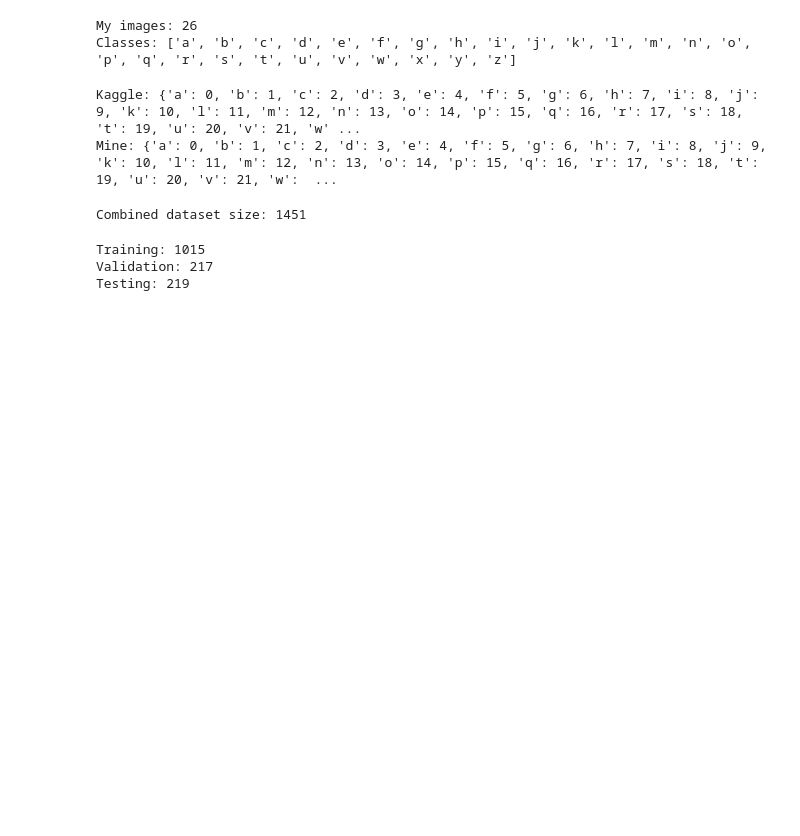
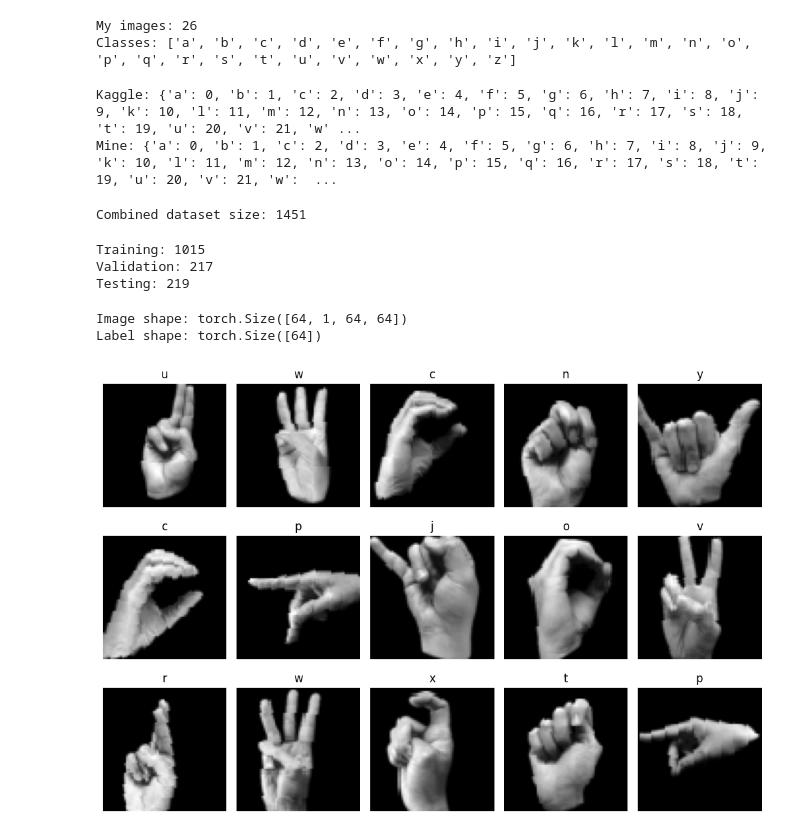
Before and after one commit to Yaa-Waadu/AI-Final-Project, a Jupyter notebook: ASL_Learning_Assistant.ipynb, the cells around one changed output. Cells and saved outputs as stored; diff of their text form; code cells hidden in the pictures; blank space fills up the shorter version.

Commit message:
displaying training images

```diff
--- a/ASL_Learning_Assistant.ipynb
+++ b/ASL_Learning_Assistant.ipynb
@@ -292,0 +319,25 @@ Testing: 219
+# %%
+images, labels = next(iter(train_loader))
+
+print("Image shape:", images.shape)
+print("Label shape:", labels.shape)
+# %% [output]
+Image shape: torch.Size([64, 1, 64, 64])
+Label shape: torch.Size([64])
+# %%
+fig, axes = plt.subplots(3, 5, figsize=(10, 7))
+
+for i, ax in enumerate(axes.flatten()):
+    image = images[i].squeeze().numpy()
+
+    # Undo normalization
+    image = image * 0.5 + 0.5
+
+    ax.imshow(image, cmap="gray")
+    ax.set_title(full_dataset.classes[labels[i]])
+    ax.axis("off")
+
+plt.tight_layout()
+plt.show()
+# %% [output]
+[figure, added]
```
Also changed, not shown: parts of 1 cell of this notebook.
